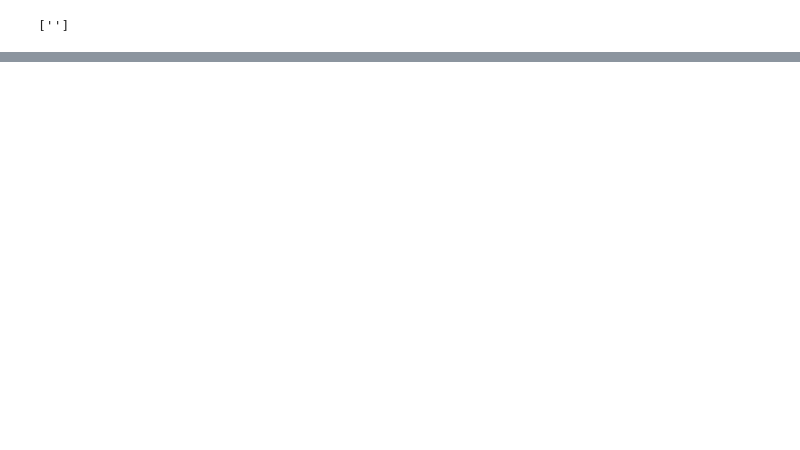
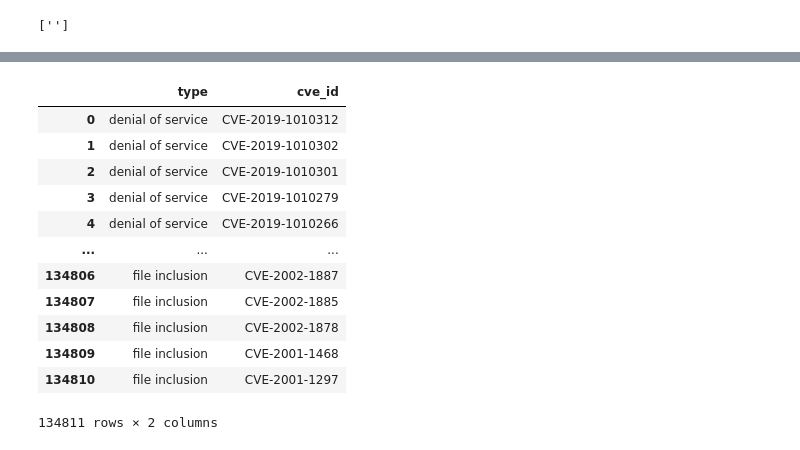
Before and after one commit to mattiapocci/poc_detection, a Jupyter notebook: clustering.ipynb, the cells around one changed output, grey strips where cells are left out. Drawn from its saved outputs; the diff is of its cells as text; code cells hidden in the pictures; blank space fills up the shorter version.

Commit message:
type_cveid

```diff
--- a/clustering.ipynb
+++ b/clustering.ipynb
@@ -57,16 +59,18 @@ soup = BeautifulSoup(products_site.text)
 table = soup.find('table', {'class':'listtable'})
 product,product_url = ('','')
 for body in table:
+    product = ''
+    product_url = ''
     for tr in body:
-        product,product_url = ('','')
         for td in tr:
             if 'Product Details' in str(td):
                 product = td.text
             if 'All vulnerabilities related to products' in str(td):
                 product_url = prefix + td['href']
-        try:
+        if(product != '' and product_url != ''):
             df = cve_scraper(product_url,product,df)
-        except:
-            pass
+            print(str(product) + ' | ' + str(product_url))
+            product = ''
+            product_url = ''
 
 print(df)
@@ -102,0 +161,45 @@ url_type = 'https://www.cvedetails.com/vulnerabilities-by-types.php'
+# %%
+'''
+The aim of this block is to collect information about types of CVEs, up to 2021
+'''
+url_type = 'https://www.cvedetails.com/vulnerabilities-by-types.php'
+
+prefix = 'https://www.cvedetails.com'
+df = pd.DataFrame(columns=['type','cve_id'])
+url_type = 'https://www.cvedetails.com/vulnerabilities-by-types.php'
+type_site = requests.get(url_type)
+soup = BeautifulSoup(type_site.text)
+#print(soup.prettify())
+
+
+trs = soup.find_all('tr')
+list_of_links = []
+for tr in trs:
+    for td in tr.find_all('td',{'class':'num'}):
+        for a in td.find_all('a',href=True):
+            if 'year' not in a['href']:
+                list_of_links.append(prefix + a['href'])
+list_of_links = list_of_links[0:13]
+# print(list_of_links)
+list_name_link = []
+i = 0
+while i<13:
+    list_name_link.append((list_of_links[i].split('.')[2].split('/')[3].replace('-',' '),list_of_links[i]))
+    i=i+1
+print(list_name_link)
+for nl in list_name_link:
+    df = cve_scraper_type(nl[1],nl[0],df)
+df
+# for i in list_of_links:
+#     i = (i.split('.')[2].split('/')[3].replace('-',' '))
+# print(list_of_links)
+    # if 'for ' in tr:
+    #     print(tr)
+    # if 'Total' in tr:
+    #     print(tr)
+    # ths = soup.find_all('th')
+    # for th in ths:
+    #     print(th)
+    #     if 'Total' in th:
+    #         print(th)
+# %% [output]
@@ -102,0 +223,13 @@ url_type = 'https://www.cvedetails.com/vulnerabilities-by-types.php'
+|  | type | cve_id |
+| 0 | denial of service | CVE-2019-1010312 |
+| 1 | denial of service | CVE-2019-1010302 |
+| 2 | denial of service | CVE-2019-1010301 |
+| 3 | denial of service | CVE-2019-1010279 |
+| 4 | denial of service | CVE-2019-1010266 |
+| ... | ... | ... |
+| 134806 | file inclusion | CVE-2002-1887 |
+| 134807 | file inclusion | CVE-2002-1885 |
+| 134808 | file inclusion | CVE-2002-1878 |
+| 134809 | file inclusion | CVE-2001-1468 |
+| 134810 | file inclusion | CVE-2001-1297 |
+134811 rows × 2 columns
```
Also changed, not shown: parts of 7 cells of this notebook.
